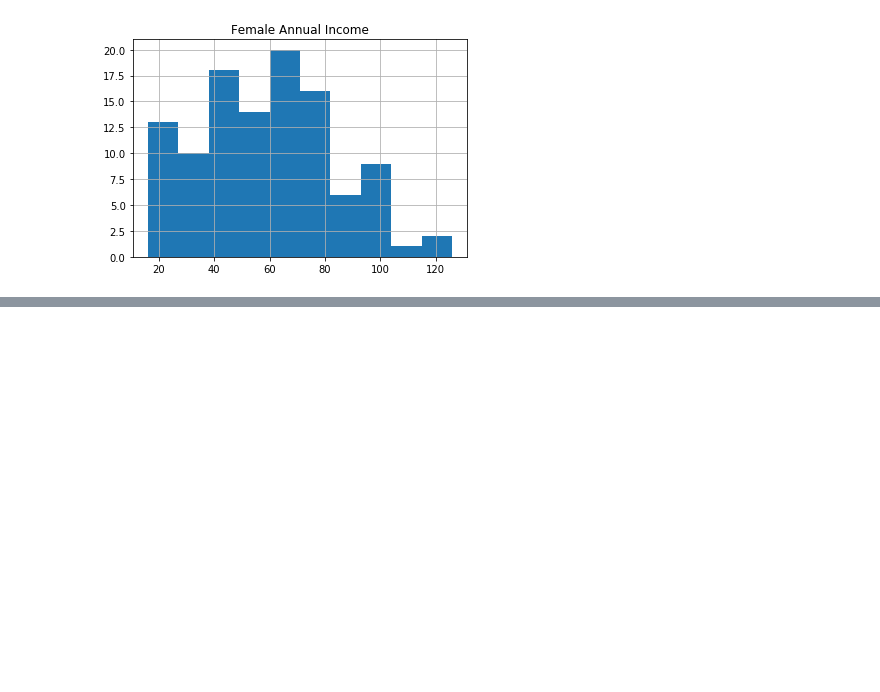
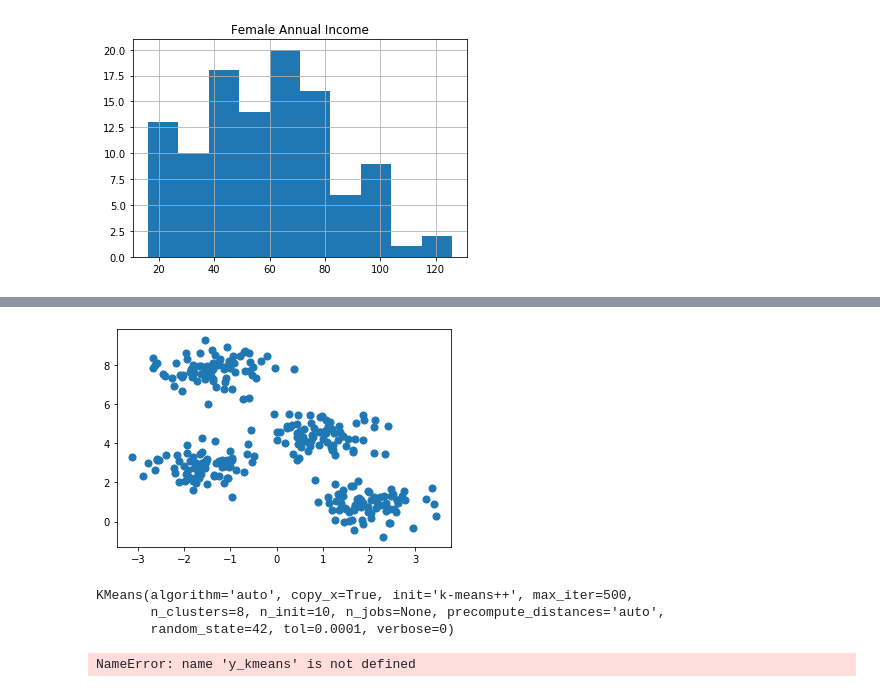
Before and after one commit to ipatel467/Customer-Segmentation, a Jupyter notebook: index.ipynb, the cells around one changed output, grey strips where cells are left out. Cells and saved outputs as stored; diff of their text form; code cells hidden in the pictures; blank space fills up the shorter version.

```diff
--- a/index.ipynb
+++ b/index.ipynb
@@ -197,0 +212,7 @@ plt.title('Female Annual Income');
+# %%
+from sklearn.datasets.samples_generator import make_blobs
+X, y_true = make_blobs(n_samples=300, centers=4,
+                       cluster_std=0.60, random_state=0)
+plt.scatter(X[:, 0], X[:, 1], s=50);
+# %% [output]
+[figure, added]
@@ -197,0 +223,13 @@ plt.title('Female Annual Income');
+# %%
+kmeans_model.fit(df)
+# %% [output]
+KMeans(algorithm='auto', copy_x=True, init='k-means++', max_iter=500,
+       n_clusters=8, n_init=10, n_jobs=None, precompute_distances='auto',
+       random_state=42, tol=0.0001, verbose=0)
+# %%
+plt.scatter(X[:, 0], X[:, 1], c=y_kmeans, s=50, cmap='viridis')
+
+centers = kmeans_model.cluster_centers_
+plt.scatter(centers[:, 0], centers[:, 1], c='black', s=200, alpha=0.5)
+# %% [output]
+NameError: name 'y_kmeans' is not defined
```
Also changed, not shown: parts of 4 cells of this notebook.
